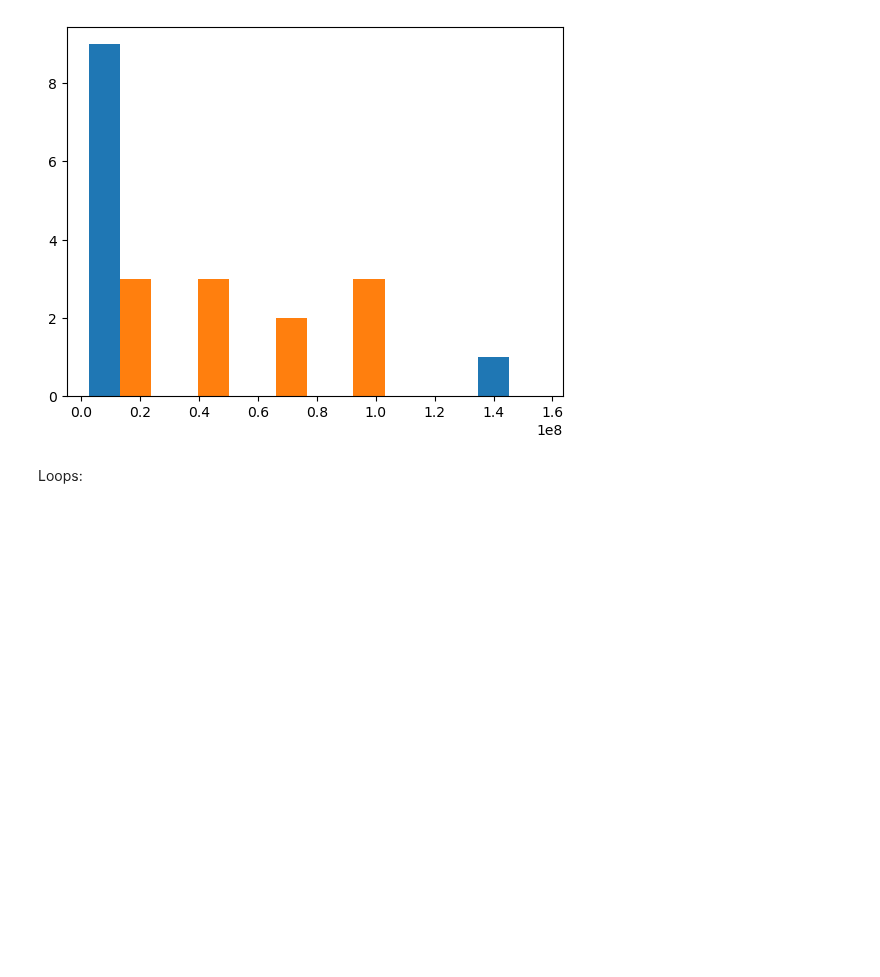
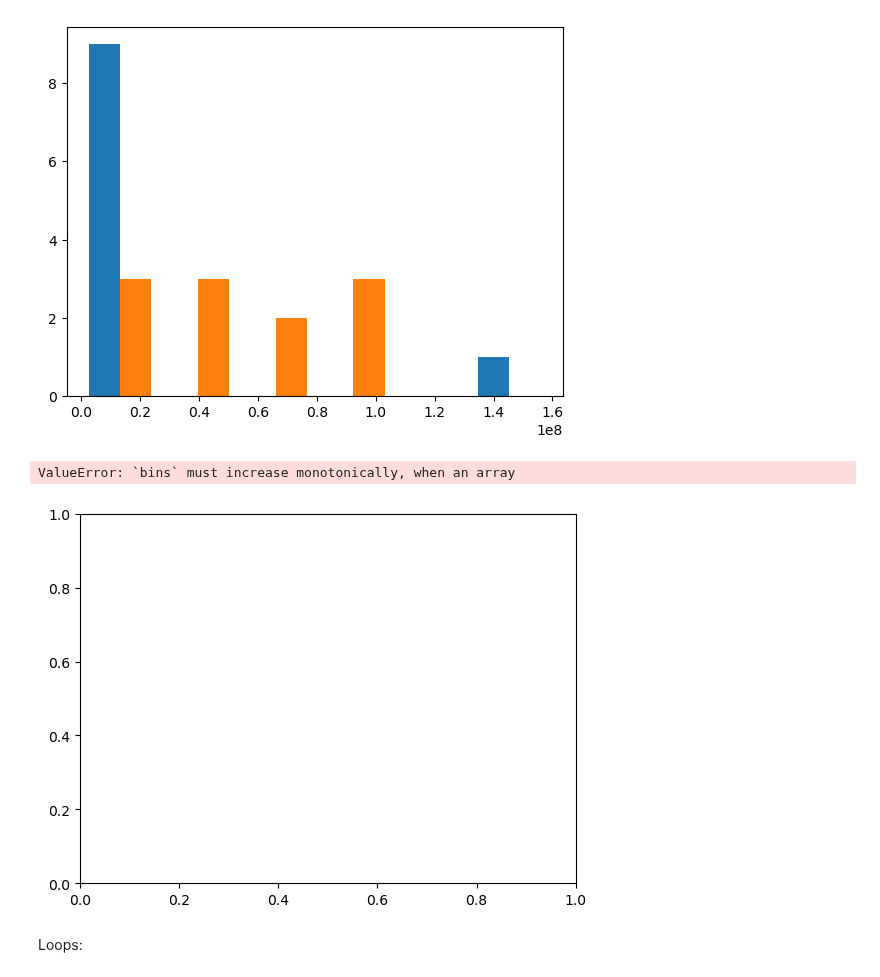
Before and after one commit to Eli8131/First_Project_SE, a Jupyter notebook: Histogram.ipynb, the cells around one changed output. Saved outputs shown, nothing was run; the diff lists cells and outputs as text; code cells hidden in the pictures; blank space fills up the shorter version.

Commit message:
trying to get around memory allocation error

```diff
--- a/Histogram.ipynb
+++ b/Histogram.ipynb
@@ -101,3 +105,12 @@ n, bins, patches = plt.hist(x = hist, bins = 'auto')
+# %%
+bin1 = datetime.date(1987, 10, 3)
+bin2 = datetime.date(1997, 10, 3)
+bins = rrule(HOURLY, dtstart = bin1, until = bin2)
+
+plt.hist(a, bins = ds.time )
+# %% [output]
+ValueError: `bins` must increase monotonically, when an array
+[figure, added]
 # %% [markdown]
 Loops:
 # %%
```
Also changed, not shown: parts of 2 cells of this notebook.
